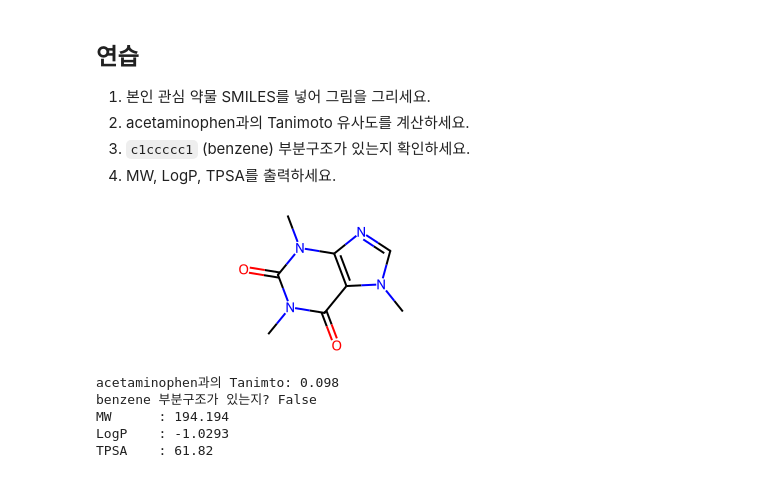
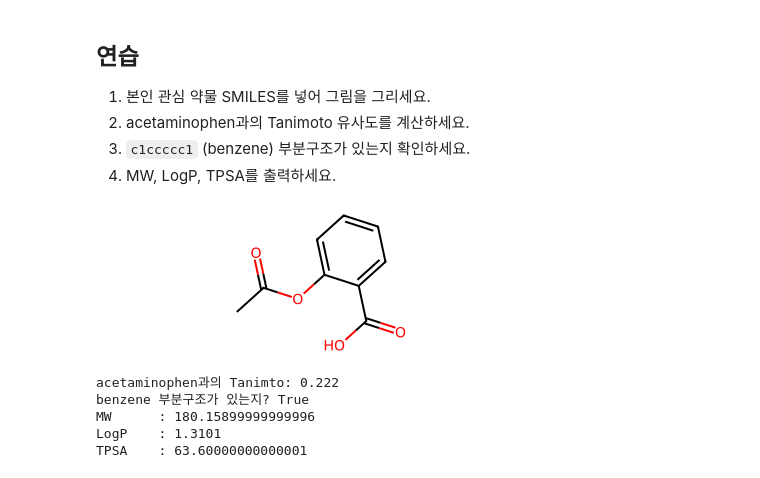
Before and after one commit to Dandanzzi/ChemicalbData, a Jupyter notebook: lec06_cheminformatics_rdkit.ipynb, the cells around one changed output. Drawn from its saved outputs; the diff is of its cells as text; code cells hidden in the pictures.

```diff
--- a/lec06_cheminformatics_rdkit.ipynb
+++ b/lec06_cheminformatics_rdkit.ipynb
@@ -562,21 +562,21 @@ print(X.shape) # (분자 수, fingerprint 길이)
 3. `c1ccccc1` (benzene) 부분구조가 있는지 확인하세요.
 4. MW, LogP, TPSA를 출력하세요.
 # %%
-my_smi = "CN1C=NC2=C1C(=O)N(C(=O)N2C)C"   # 예시: caffeine로 바꿔 연습
+my_smi = "O=C(C)Oc1ccccc1C(=O)O"   # 아스피린
 my_mol = Chem.MolFromSmiles(my_smi)
 display(my_mol)
 
 ref = AllChem.GetMorganFingerprintAsBitVect(Chem.MolFromSmiles("CC(=O)Nc1ccc(O)cc1"), 2, 2048)
 fp = AllChem.GetMorganFingerprintAsBitVect(my_mol, 2, 2048)
 print("acetaminophen과의 Tanimto:", round(DataStructs.TanimotoSimilarity(ref, fp), 3))
 print("benzene 부분구조가 있는지?", my_mol.HasSubstructMatch(Chem.MolFromSmiles("c1ccccc1")))
 print("MW      :", Descriptors.MolWt(my_mol))
 print("LogP    :", Descriptors.MolLogP(my_mol))
 print("TPSA    :", Descriptors.TPSA(my_mol))
 # %% [output]
-[figure, old version]
+[figure, new version]
-acetaminophen과의 Tanimto: 0.098
-benzene 부분구조가 있는지? False
-MW      : 194.194
-LogP    : -1.0293
-TPSA    : 61.82
+acetaminophen과의 Tanimto: 0.222
+benzene 부분구조가 있는지? True
+MW      : 180.15899999999996
+LogP    : 1.3101
+TPSA    : 63.60000000000001
```
Also changed, not shown: parts of 1 cell of this notebook.
